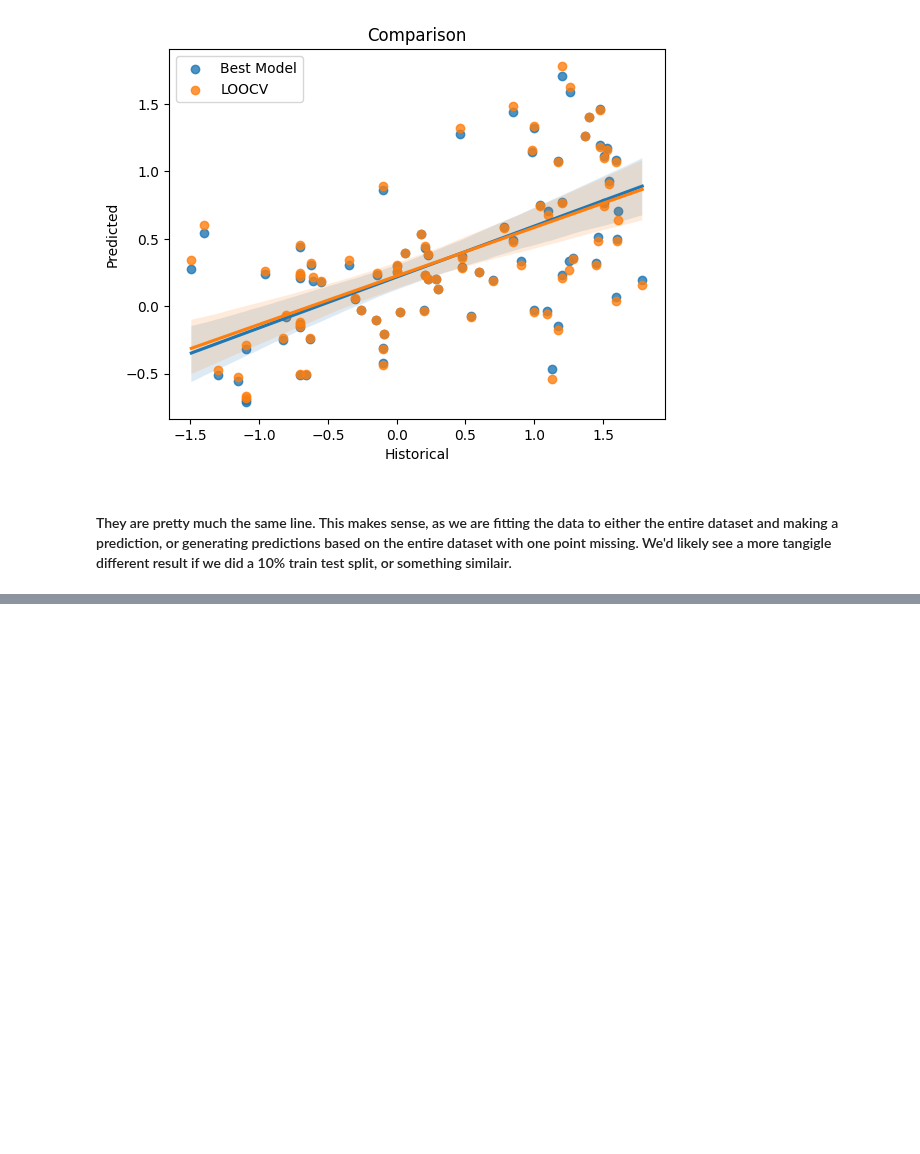
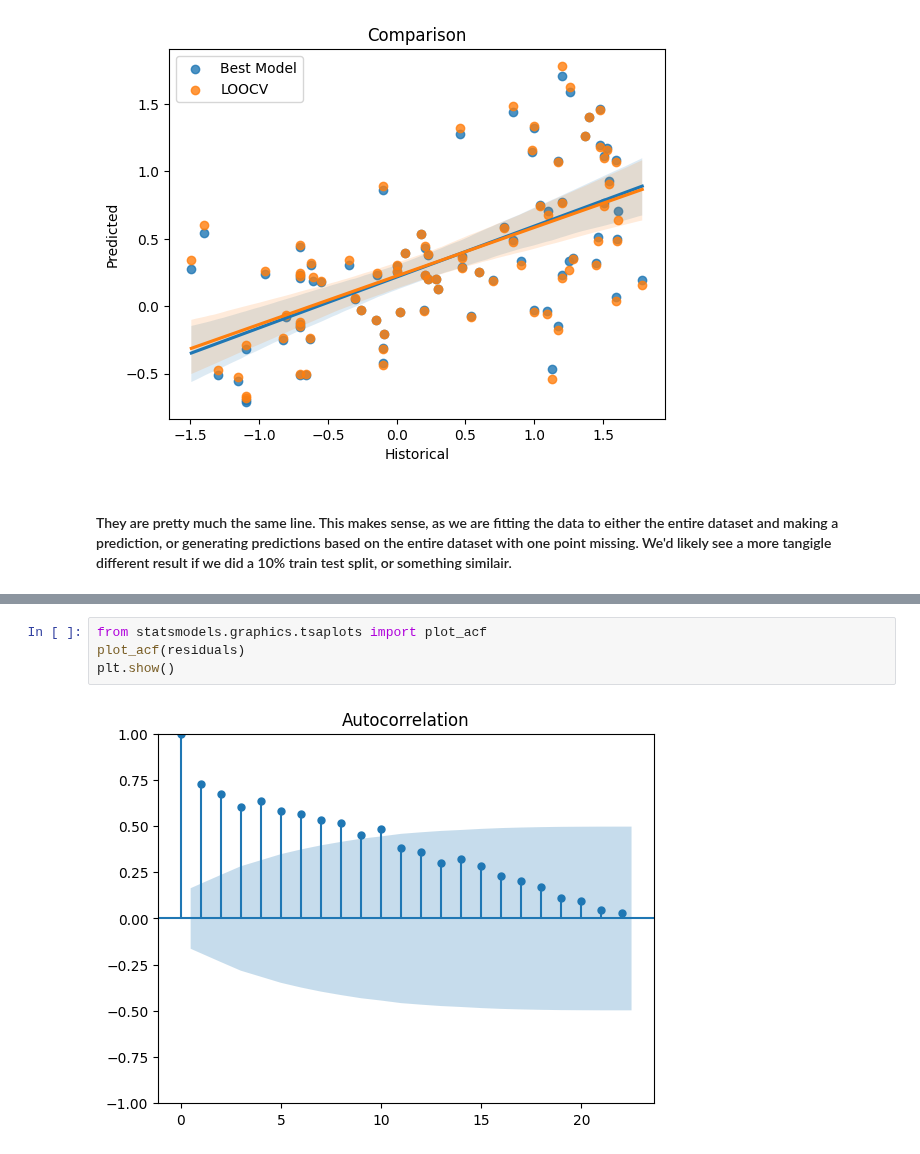
Before and after one commit to jtdocter27/Engineering-Probability---Statistics, a Jupyter notebook: final.ipynb, the cells around one changed output, grey strips where cells are left out. Cells and saved outputs as stored; diff of their text form; blank space fills up the shorter version.

```diff
--- a/final.ipynb
+++ b/final.ipynb
@@ -397,0 +433,6 @@ plt.show()
+# %%
+from statsmodels.graphics.tsaplots import plot_acf
+plot_acf(residuals)
+plt.show()
+# %% [output]
+[figure, added]
```
Also changed, not shown: parts of 9 cells of this notebook.
